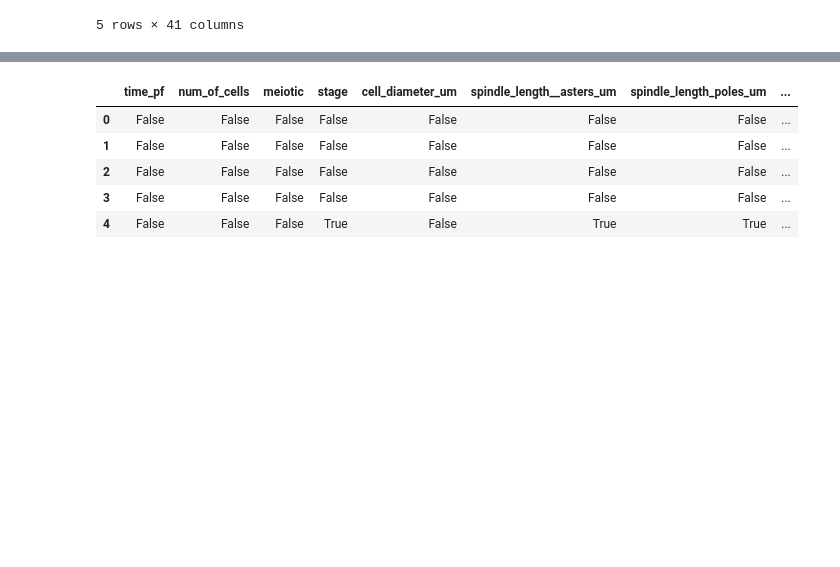
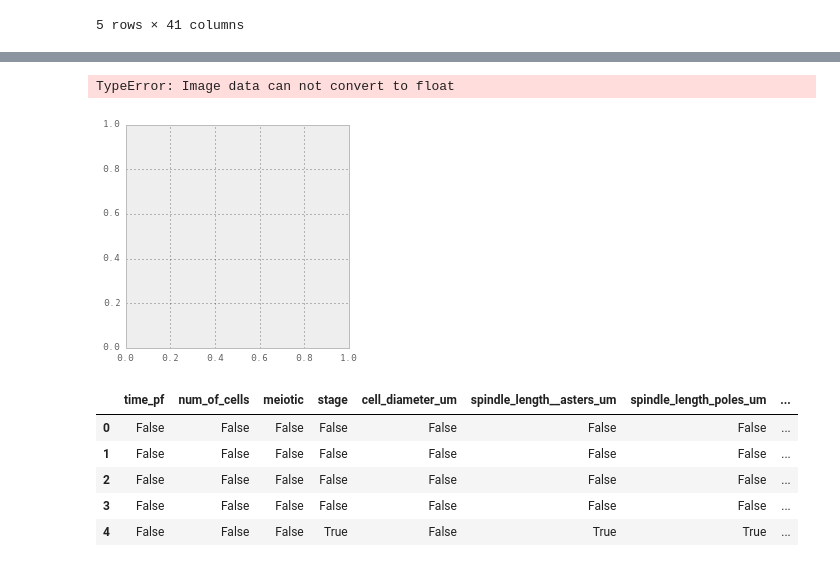
Before and after one commit to emmaggie/SPINDLE_ZOO, a Jupyter notebook: SEPTEMBER_2014/A_Marina_spindle_zoo_part5.ipynb, the cells around one changed output, grey strips where cells are left out. Saved outputs shown, nothing was run; the diff lists cells and outputs as text; code cells hidden in the pictures; blank space fills up the shorter version.

```diff
--- a/SEPTEMBER_2014/A_Marina_spindle_zoo_part5.ipynb
+++ b/SEPTEMBER_2014/A_Marina_spindle_zoo_part5.ipynb
@@ -59,3 +189,9 @@ dfo_map.head()
+# %%
+
+plt.imshow(dfo.get_values())
+# %% [output]
+TypeError: Image data can not convert to float
+[figure, added]
 # %%
 dfo_map=dfo_map.isnull()
 # %%
```
Also changed, not shown: parts of 21 cells of this notebook.
